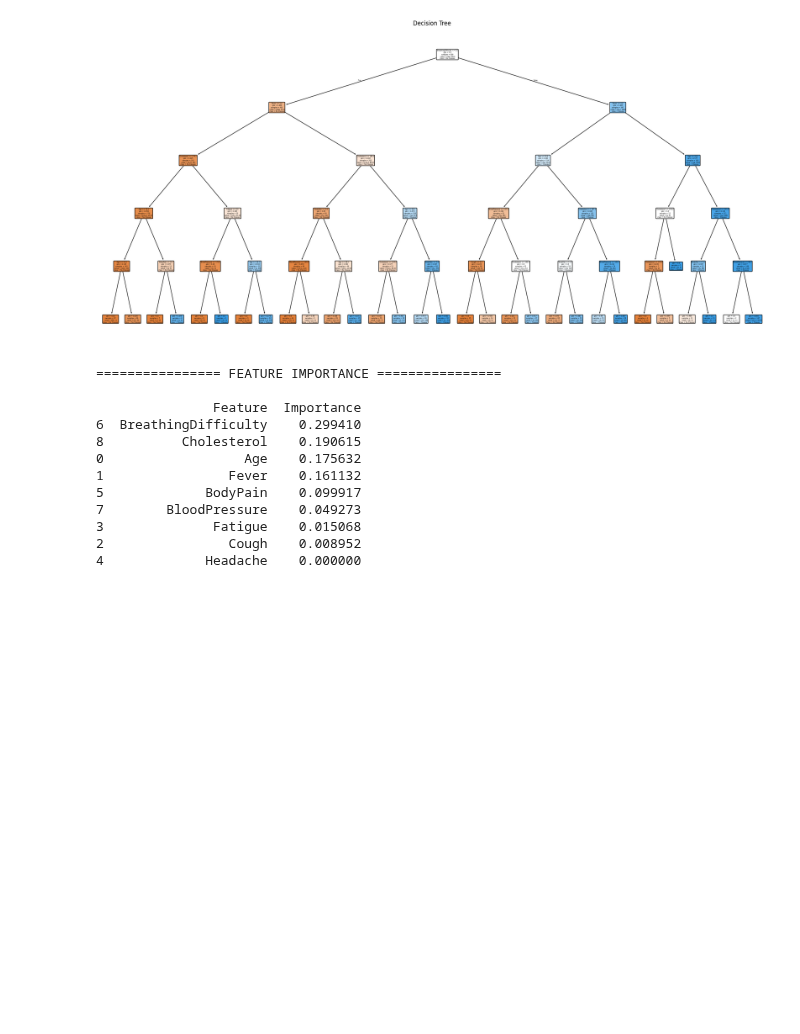
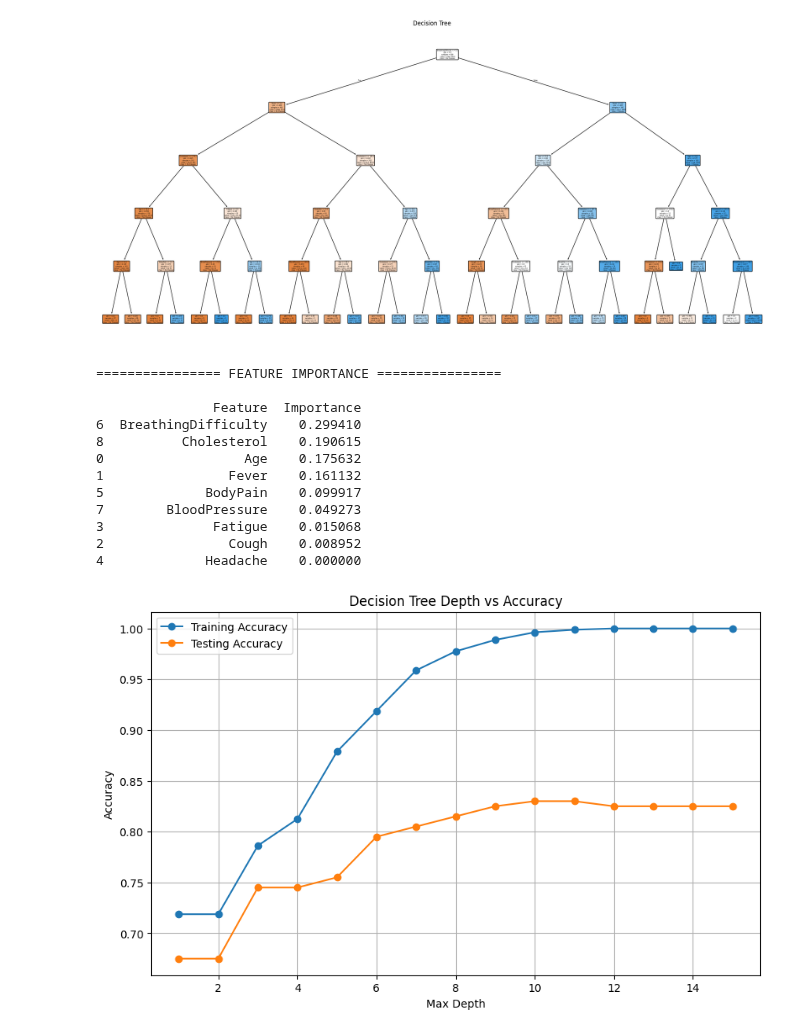
Before and after one commit to abhinavsinh014-prog/Machine-Learing, a Jupyter notebook: DeceaseDetector.ipynb, the cells around one changed output. Drawn from its saved outputs; the diff is of its cells as text; code cells hidden in the pictures; blank space fills up the shorter version.

```diff
--- a/DeceaseDetector.ipynb
+++ b/DeceaseDetector.ipynb
@@ -312,3 +312,86 @@ print(feature_importance)
 3              Fatigue    0.015068
 2                Cough    0.008952
 4             Headache    0.000000
+# %%
+depths = range(1, 16)
+
+train_accuracy = []
+
+test_accuracy = []
+
+
+for depth in depths:
+
+    temp_model = DecisionTreeClassifier(
+
+        max_depth=depth,
+
+        random_state=42
+
+    )
+
+    temp_model.fit(
+
+        X_train,
+        y_train
+
+    )
+
+    train_accuracy.append(
+
+        temp_model.score(
+            X_train,
+            y_train
+        )
+
+    )
+
+    test_accuracy.append(
+ temp_model.score(
+            X_test,
+            y_test
+        )
+
+    )
+
+
+# Plot
+
+plt.figure(figsize=(10, 6))
+
+plt.plot(
+
+    depths,
+
+    train_accuracy,
+
+    marker="o",
+
+    label="Training Accuracy"
+
+)
+
+plt.plot(
+
+    depths,
+
+    test_accuracy,
+
+    marker="o",
+
+    label="Testing Accuracy"
+)
+
+plt.xlabel("Max Depth")
+
+plt.ylabel("Accuracy")
+
+plt.title("Decision Tree Depth vs Accuracy")
+
+plt.legend()
+
+plt.grid()
+
+plt.show()
+# %% [output]
+[figure, added]
```
Also changed, not shown: parts of 1 cell of this notebook.
